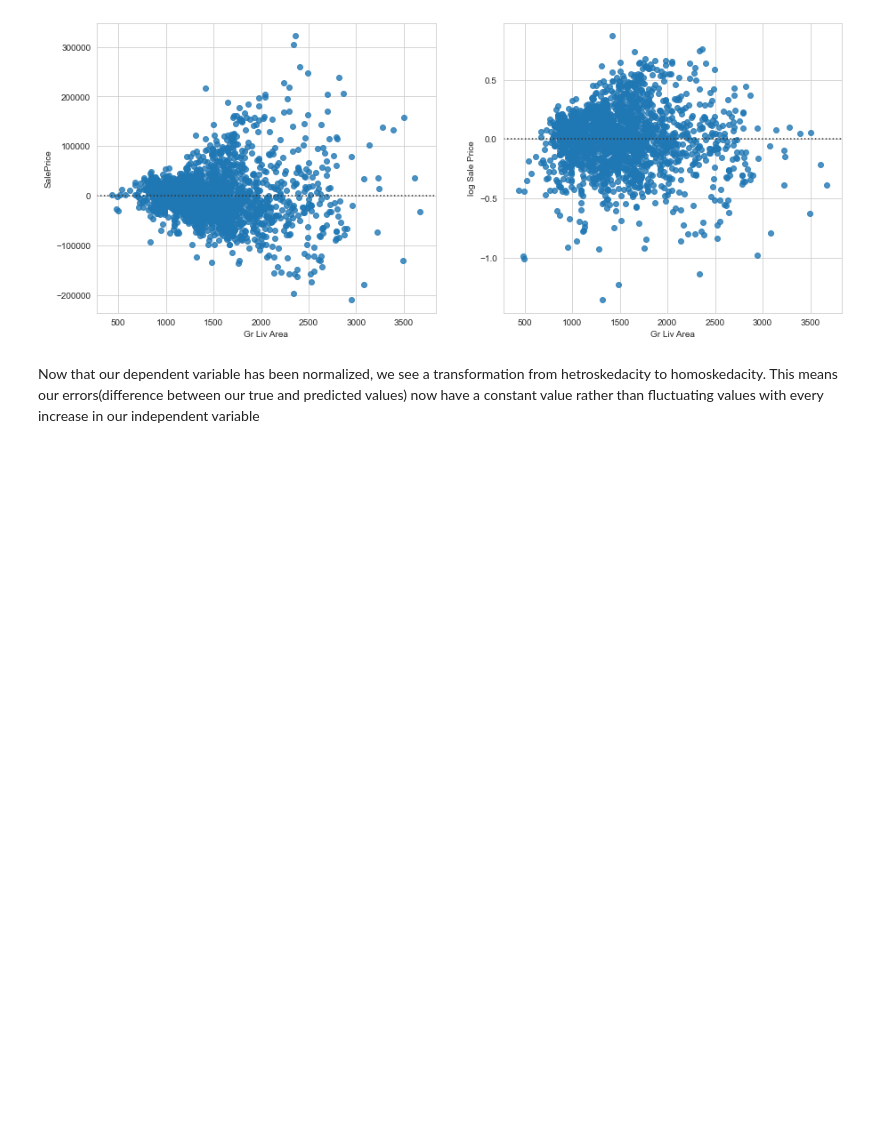
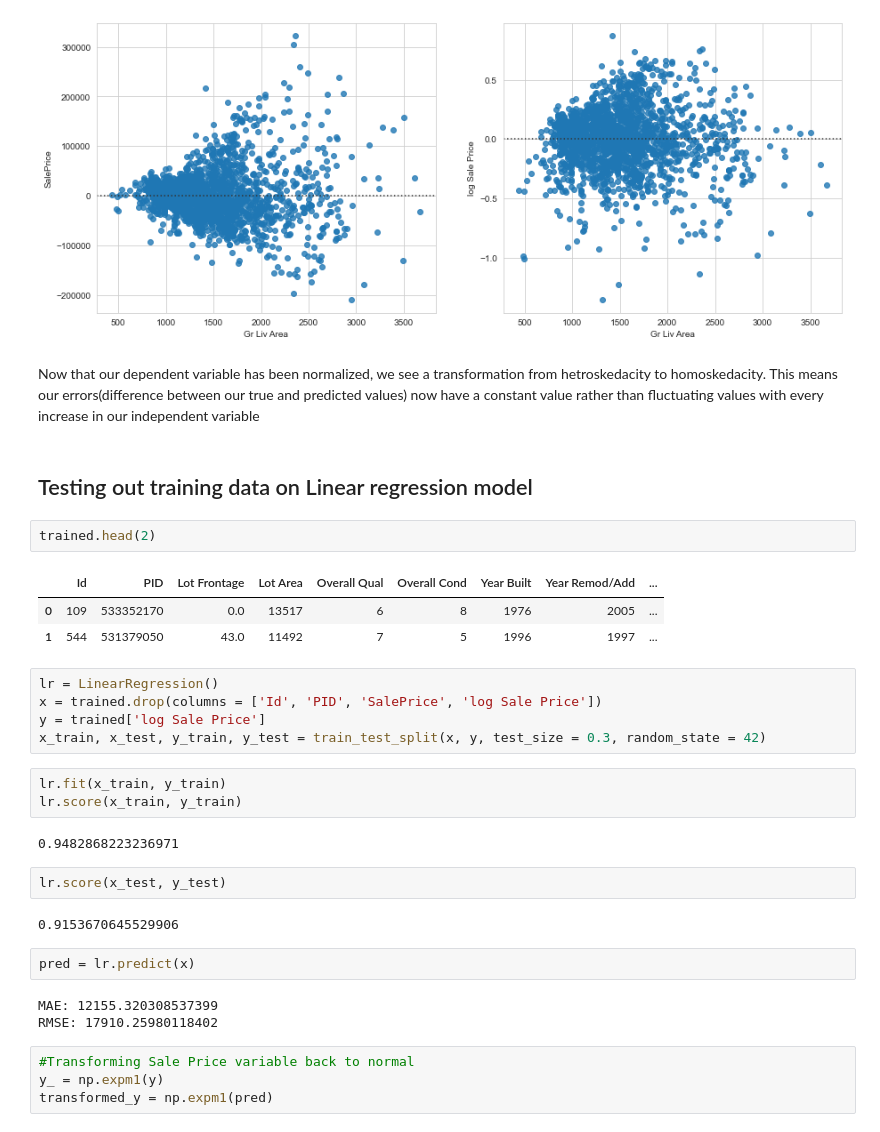
Before and after one commit to ianibogwu/Projects, a Jupyter notebook: GA-projects/01-Ames-housing/Cleaning_EDA.ipynb, the cells around one changed output. Saved outputs shown, nothing was run; the diff lists cells and outputs as text; blank space fills up the shorter version.

Commit message:
added log transforms

```diff
--- a/GA-projects/01-Ames-housing/Cleaning_EDA.ipynb
+++ b/GA-projects/01-Ames-housing/Cleaning_EDA.ipynb
@@ -616,3 +618,34 @@ sns.residplot(trained['Gr Liv Area'], trained['log Sale Price'], ax = ax2);
 [figure]
 # %% [markdown]
 Now that our dependent variable has been normalized, we see a transformation from hetroskedacity to homoskedacity. This means our errors(difference between our true and predicted values) now have a constant value rather than fluctuating values with every increase in our independent variable
+# %% [markdown]
+## Testing out training data on Linear regression model
+# %%
+trained.head(2)
+# %% [output]
+|  | Id | PID | Lot Frontage | Lot Area | Overall Qual | Overall Cond | Year Built | Year Remod/Add | ... |
+| 0 | 109 | 533352170 | 0.0 | 13517 | 6 | 8 | 1976 | 2005 | ... |
+| 1 | 544 | 531379050 | 43.0 | 11492 | 7 | 5 | 1996 | 1997 | ... |
+# %%
+lr = LinearRegression()
+x = trained.drop(columns = ['Id', 'PID', 'SalePrice', 'log Sale Price'])
+y = trained['log Sale Price']
+x_train, x_test, y_train, y_test = train_test_split(x, y, test_size = 0.3, random_state = 42)
+# %%
+lr.fit(x_train, y_train)
+lr.score(x_train, y_train)
+# %% [output]
+0.9482868223236971
+# %%
+lr.score(x_test, y_test)
+# %% [output]
+0.9153670645529906
+# %%
+pred = lr.predict(x)
+# %% [output]
+MAE: 12155.320308537399
+RMSE: 17910.25980118402
+# %%
+#Transforming Sale Price variable back to normal
+y_ = np.expm1(y)
+transformed_y = np.expm1(pred)
```
Also changed, not shown: parts of 9 cells of this notebook.
